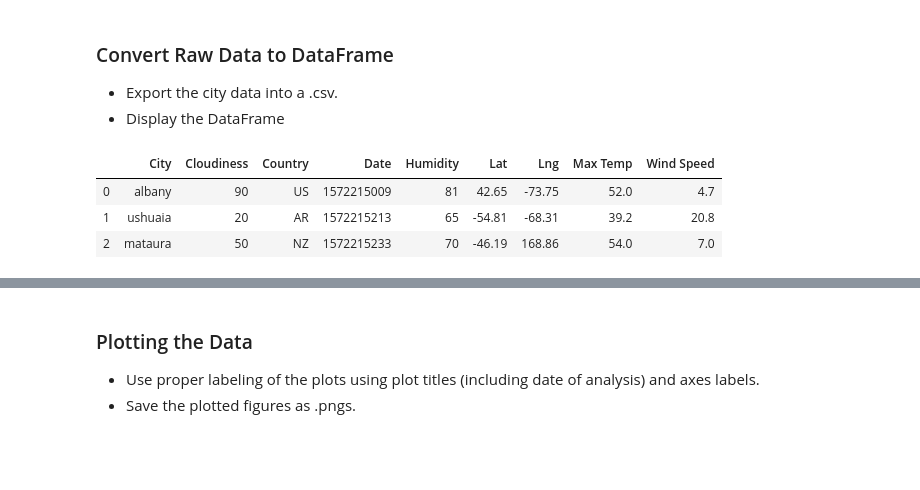
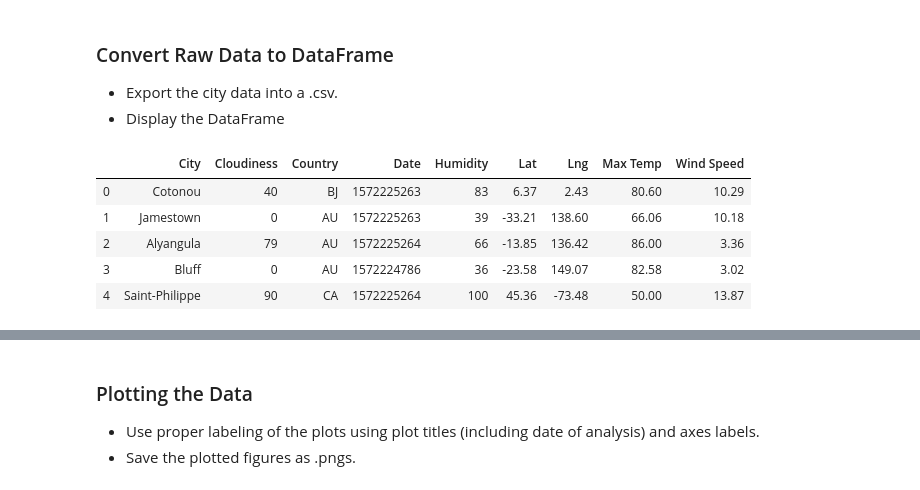
Before and after one commit to scottinsactown/Python-API-Worldwide-Weather, a Jupyter notebook: Weatherpy/WeatherPy.ipynb, the cells around one changed output, grey strips where cells are left out. Cells and saved outputs as stored; diff of their text form; code cells hidden in the pictures; blank space fills up the shorter version.

Commit message:
df working with missing cities

```diff
--- a/Weatherpy/WeatherPy.ipynb
+++ b/Weatherpy/WeatherPy.ipynb
@@ -46,8 +35,8 @@ lat_lngs = []
 cities = []
 
 # Create a set of random lat and lng combinations
-lats = np.random.uniform(low=-90.000, high=90.000, size=4) #bump back up to 1500
-lngs = np.random.uniform(low=-180.000, high=180.000, size=4) #bump back up to 1500
+lats = np.random.uniform(low=-90.000, high=90.000, size=40) #bump back up to 1500
+lngs = np.random.uniform(low=-180.000, high=180.000, size=40) #bump back up to 1500
 lat_lngs = zip(lats, lngs)
 
 # Identify nearest city for each lat, lng combination
@@ -59,7 +48,6 @@ for lat_lng in lat_lngs:
         cities.append(city)
 
 # Print the city count to confirm sufficient count
-len(cities)
-print(cities)
-# **** use country codes too?
+print(len(cities))
+print(cities) # *** remove later
 # %% [output]
@@ -69,7 +58,6 @@ print(cities)
 * Perform a weather check on each city using a series of successive API calls.
 * Include a print log of each city as it'sbeing processed (with the city number and city name).
 # %%
-# see: 06-Python-APIs2Activities09-Ins_OpenWeatherWrapperSolved
 cloud =[]
 country =[]
 date =[]
@@ -78,6 +66,7 @@ lat=[]
 lng =[]
 temp_max=[]
 wind=[]
+cities_found=[]
 
 settings = {"units": "imperial", "appid": api_key}
 print("Beginning Data Retrieval")
@@ -86,7 +75,6 @@ print("-----------------------------")
 for city in cities:
     try:
         response = owm.get_current(city, **settings)
-# SAMPLE: current_weather_paris = owm.get_current("Paris", **settings) #** unpacks dictionary "explodes" keys and valuesexcept KeyError: #without specification, will work with any error
         print(f"Processing Record {cities.index(city)+1} of Set 1  | {city}")
         humidity.append(response["main"]["humidity"])
         cloud.append(response["clouds"]["all"])
@@ -96,23 +84,10 @@ for city in cities:
         date.append(response["dt"])
         wind.append(response["wind"]["speed"])
         temp_max.append(response["main"]["temp_max"])
+        cities_found.append(response["name"])
 
-    #         summary = ["name", "main.temp"]
-#         data = response(*summary) #* is saying take list data and get keys out
-#         cloud.append(response[])[]
-
-# SAMPLE: print(f"The current weather summary for {city} is: {data}.")
-    except: #HTTPError: #without specification, will work with any error
-        print("City not found. Skipping...")
-
-# # Loop through the list of cities and perform a request for data on each
-# for city in cities:
-#     response = requests.get(query_url + city).json()
-#     lat.append(response['coord']['lat'])
-#     temp.append(response['main']['temp'])
-
-
-#     do we need JSON()?
+    except: #HTTPError? *****
+        print(f"{city} not found. Skipping...")
 # %% [output]
 Beginning Data Retrieval
 -----------------------------
@@ -145,22 +152,24 @@ print(wind)
 # %%
 # create a data frame from cities, lat, and temp
 weather_dict = {
-    "City": cities,
+    "City": cities_found,
     "Cloudiness":cloud,
     "Country":country,
     "Date":date,
     "Humidity":humidity,
     "Lat": lat,
     "Lng":lng,
     "Max Temp": temp_max,
     "Wind Speed": wind
 }
 
 weather_data = pd.DataFrame(weather_dict)
-weather_data
+weather_data.head()
 #random note - their index numbers were bold
 # %% [output]
 |  | City | Cloudiness | Country | Date | Humidity | Lat | Lng | Max Temp | Wind Speed |
-| 0 | albany | 90 | US | 1572215009 | 81 | 42.65 | -73.75 | 52.0 | 4.7 |
-| 1 | ushuaia | 20 | AR | 1572215213 | 65 | -54.81 | -68.31 | 39.2 | 20.8 |
-| 2 | mataura | 50 | NZ | 1572215233 | 70 | -46.19 | 168.86 | 54.0 | 7.0 |
+| 0 | Cotonou | 40 | BJ | 1572225263 | 83 | 6.37 | 2.43 | 80.60 | 10.29 |
+| 1 | Jamestown | 0 | AU | 1572225263 | 39 | -33.21 | 138.60 | 66.06 | 10.18 |
+| 2 | Alyangula | 79 | AU | 1572225264 | 66 | -13.85 | 136.42 | 86.00 | 3.36 |
+| 3 | Bluff | 0 | AU | 1572224786 | 36 | -23.58 | 149.07 | 82.58 | 3.02 |
+| 4 | Saint-Philippe | 90 | CA | 1572225264 | 100 | 45.36 | -73.48 | 50.00 | 13.87 |
```
Also changed, not shown: parts of 8 cells of this notebook.
